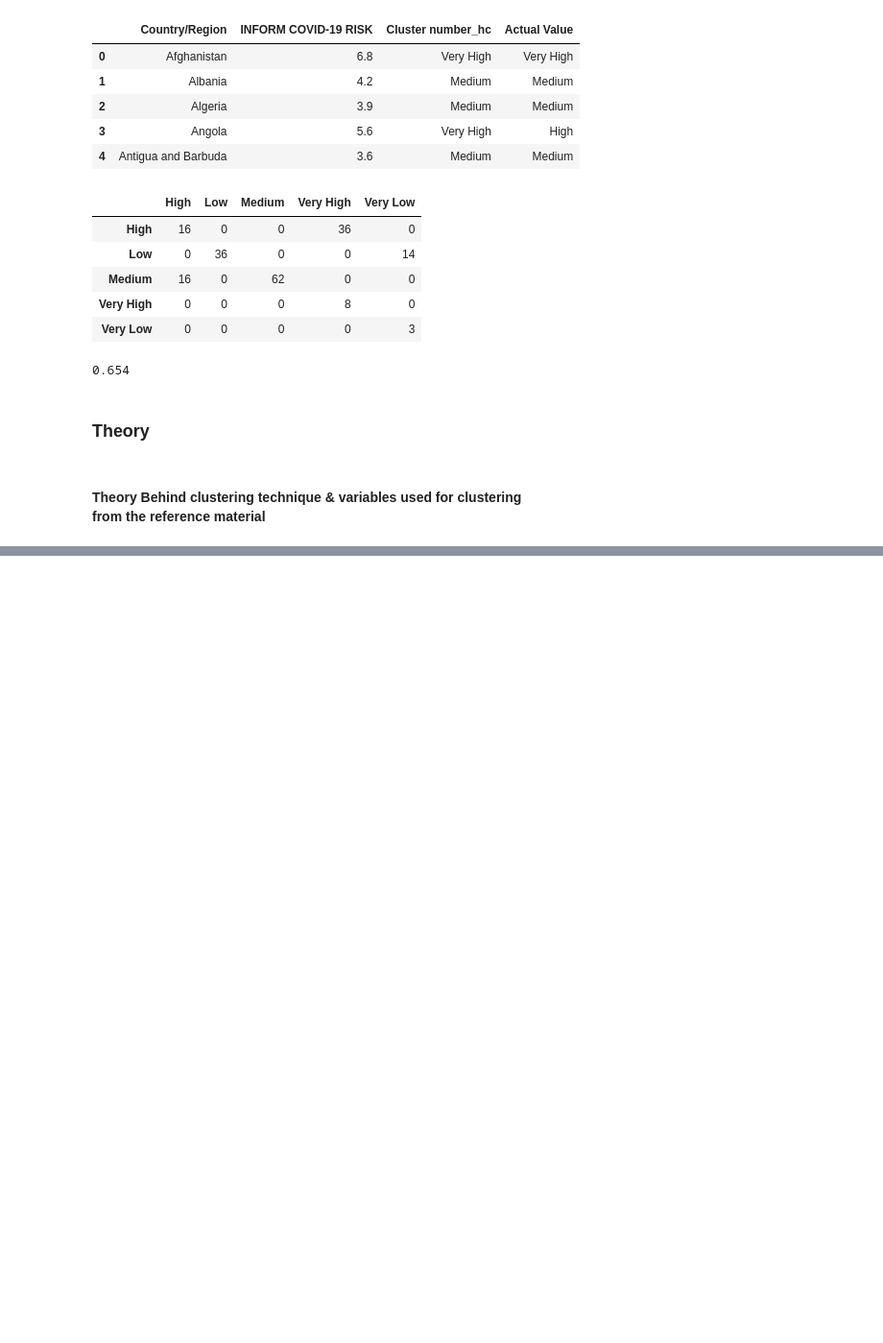
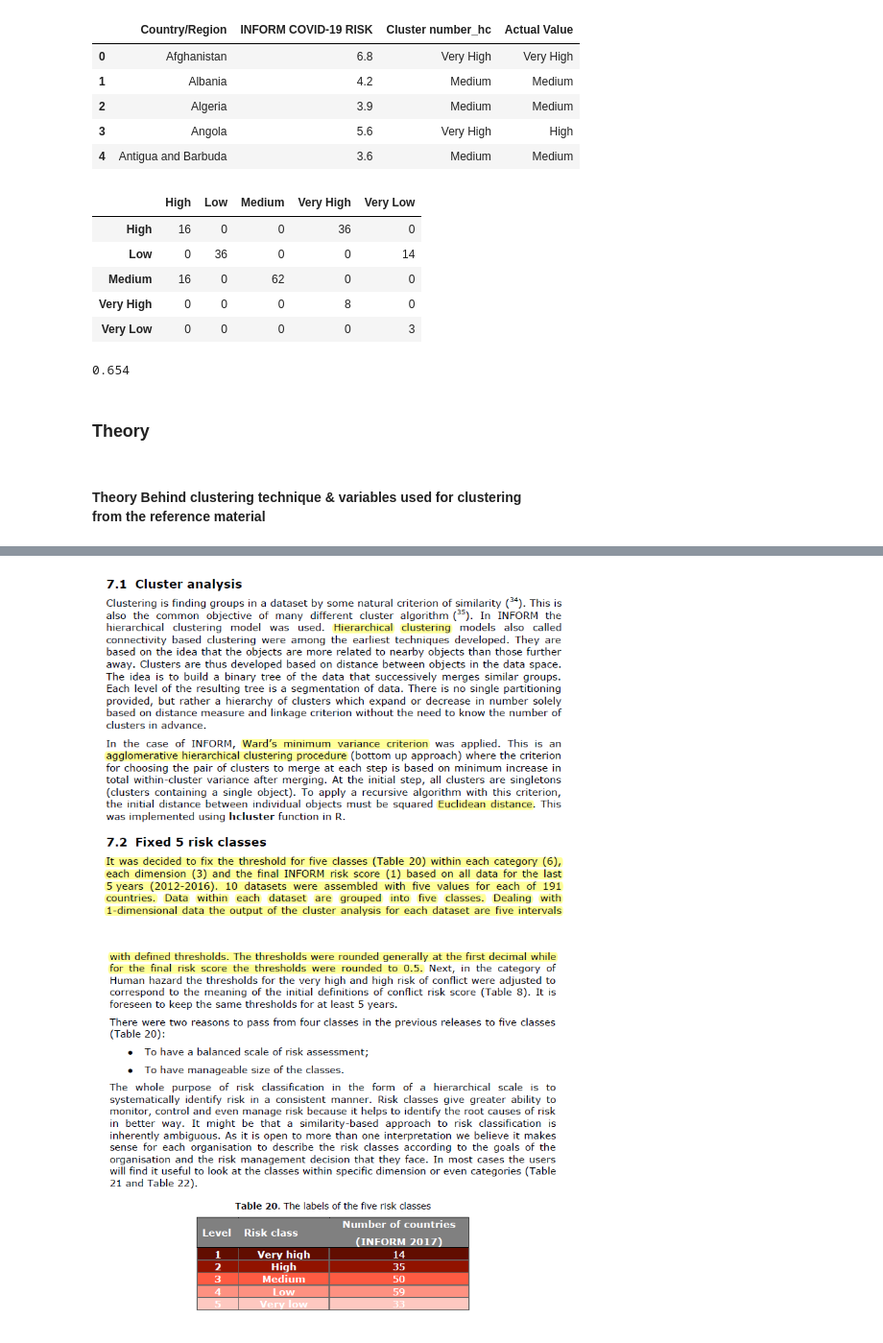
Before and after one commit to namitachhibba/COVID-19_ClusteringAnalysis, a Jupyter notebook: COVID-19 Project-V2-Clustering-Risk Data.ipynb, the cells around one changed output, grey strips where cells are left out. Shown: that part at 96% size. Saved outputs shown, nothing was run; the diff lists cells and outputs as text; code cells hidden in the pictures; blank space fills up the shorter version.

```diff
--- a/COVID-19 Project-V2-Clustering-Risk Data.ipynb
+++ b/COVID-19 Project-V2-Clustering-Risk Data.ipynb
@@ -473,11 +461,8 @@ round(accuracy_score(df_clusters_hc["Actual Value"], df_clusters_hc["Cluster num
 <h4>Theory Behind clustering technique & variables used for clustering
    <br> from the reference material </h4>
 # %%
-# i1 = Image(r"C:/Users/user/Downloads/COVID-19 Related info/Python Files/img1.png", width=500, height=550)
-# i2 = Image(r"C:/Users/user/Downloads/COVID-19 Related info/Python Files/img2.png", width=500, height=550)
-# i3 = Image(r"C:/Users/user/Downloads/COVID-19 Related info/Python Files/img3.png", width=500, height=550)
-i1 = Image(url = "https://raw.githubusercontent.com/namitachhibba/COVID-19_Analysis/master/img1.png?token=AGKBWBV4B3ZWTVDEH7JROSK64CQH2", width=500, height=550)
-i2 = Image(url = "https://raw.githubusercontent.com/namitachhibba/COVID-19_Analysis/master/img2.png?token=AGKBWBXWRBCLHZYG66T7ZLC64CQKI", width=500, height=550)
-i3 = Image(url = "https://raw.githubusercontent.com/namitachhibba/COVID-19_Analysis/master/img3.PNG?token=AGKBWBVUYRHAB2KAVHXJOQ264CQMS", width=500, height=550)
+i1 = Image(r"C:/Users/user/Downloads/COVID-19 Related info/Python Files/img1.png", width=500, height=550)
+i2 = Image(r"C:/Users/user/Downloads/COVID-19 Related info/Python Files/img2.png", width=500, height=550)
+i3 = Image(r"C:/Users/user/Downloads/COVID-19 Related info/Python Files/img3.png", width=500, height=550)
 display(i1, i2, i3)
 # %% [output]
@@ -486,0 +469,2 @@ display(i1, i2, i3)
+[figure, added]
+[figure, added]
```
Also changed, not shown: parts of 4 cells of this notebook.
